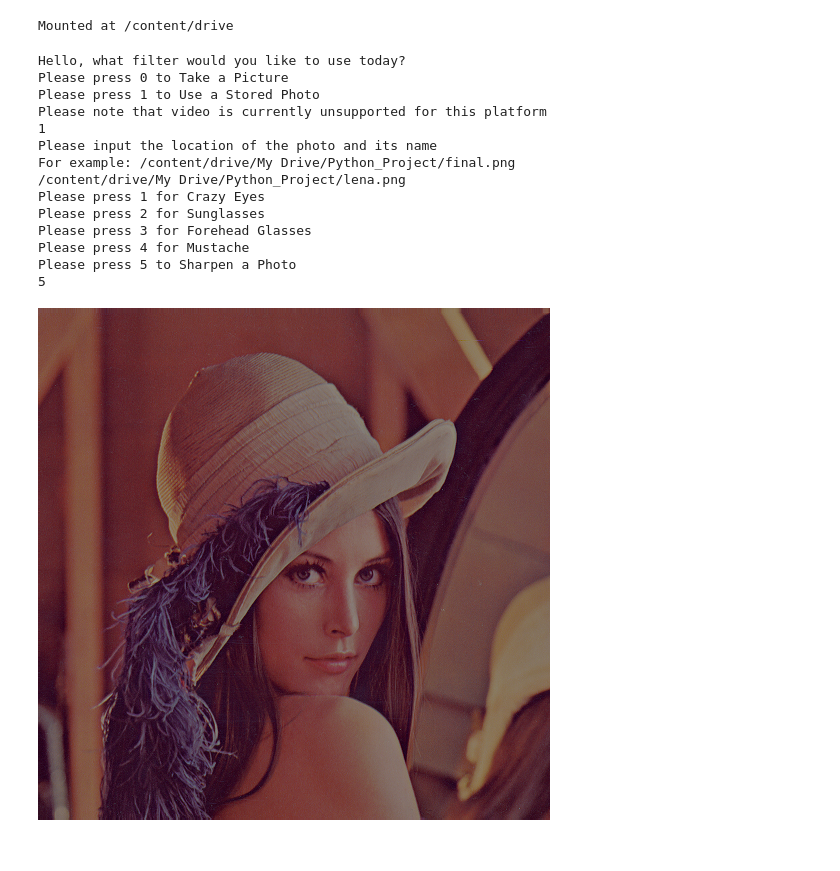
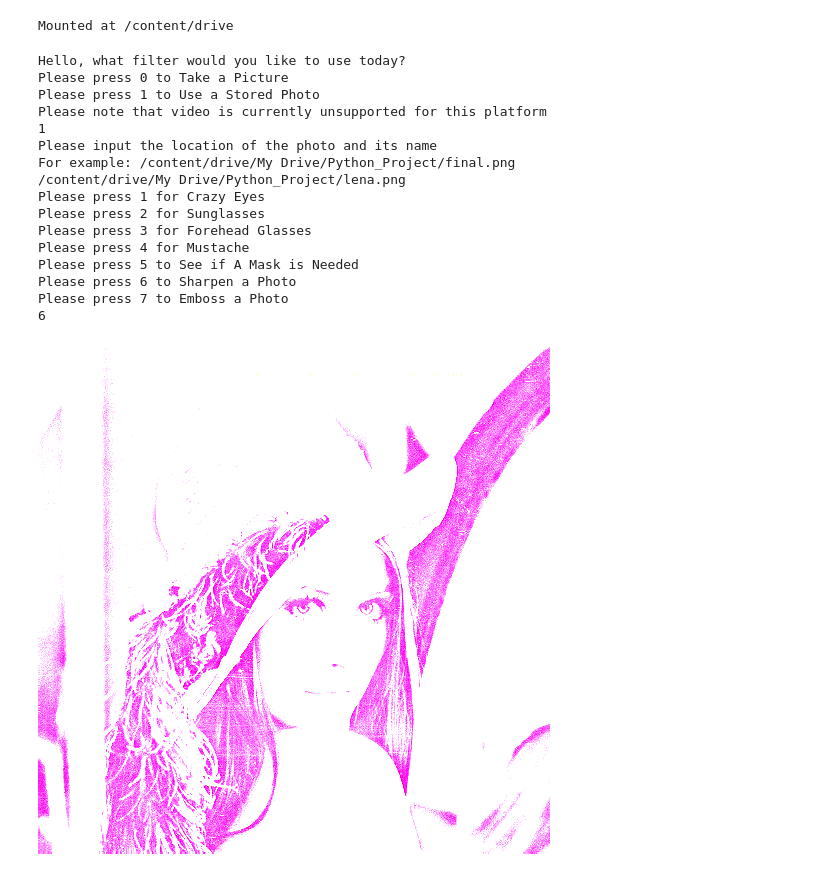
Before and after one commit to BrockChecchia/Roboproject, a Jupyter notebook: Python_Project/Python_Project/TestPrime.ipynb, the cells around one changed output. Cells and saved outputs as stored; diff of their text form; code cells hidden in the pictures.

```diff
--- a/Python_Project/Python_Project/TestPrime.ipynb
+++ b/Python_Project/Python_Project/TestPrime.ipynb
@@ -16,7 +16,7 @@ from base64 import b64decode
 
 face_cascade = cv2.CascadeClassifier(cv2.data.haarcascades + 'haarcascade_frontalface_default.xml')
 eye_cascade = cv2.CascadeClassifier(cv2.data.haarcascades + 'haarcascade_eye_tree_eyeglasses.xml')
-
+mouth_cascade = cv2.CascadeClassifier(cv2.data.haarcascades + 'haarcascade_smile.xml')
 
 #~~~~~~~~~~~~~~~~~~~~~~~~Crazy Eyes~~~~~~~~~~~~~~~~~~~~~~~~~~~
 def Crazy_Eyes():
@@ -151,20 +151,41 @@ def Mustache():
   cv2_imshow(img)
 
 
-def multi():
+def Mask():
+  img = cv2.imread("/content/drive/My Drive/Python_Project/photo.png")
+  img = cv2.resize(img, (0, 0), None, 1, 1)
+  imgGray = cv2.cvtColor(img, cv2.COLOR_BGR2GRAY)
+
+
+  face = face_cascade.detectMultiScale(imgGray,1.1,4)
+  eyes = eye_cascade.detectMultiScale(imgGray,1.1,4)
+  mouth = mouth_cascade.detectMultiScale(imgGray,1.7, 11)
+
+  if len(eyes) > 0:
+    if len(face) == 0:
+      print("You do have a mask on")
+    else:
+      ("You do not have a mask on")
+
+
+
+def Sharpen():
   img = cv2.imread("/content/drive/My Drive/Python_Project/photo.png")
   img = cv2.resize(img, (0, 0), None, 1, 1)
   back_im = img.copy()
-
-  sharpenKernel = np.array(([[0, -1, 0], [-1, 9, -1], [0, -1, 0]]), np.float32)/9
-
-
-
+  sharpenKernel = np.array([[0, -1, 0], [-1, 9, -1], [0, -1, 0]])
   sharpen = cv2.filter2D(src=img, kernel=sharpenKernel, ddepth=-1)
-
-  horizontalStack = np.concatenate((img,sharpen), axis=1)
   cv2.imwrite('/content/drive/My Drive/Python_Project/final.png',sharpen)
   cv2_imshow(sharpen)
+
+def Emboss():
+  img = cv2.imread("/content/drive/My Drive/Python_Project/photo.png")
+  img = cv2.resize(img, (0, 0), None, 1, 1)
+  embossKernel = np.array([[0,-1,-1],[1,0,-1],[1,1,0]])
+  emboss = cv2.filter2D(src=img, kernel=embossKernel, ddepth=-1)
+  cv2.imwrite('/content/drive/My Drive/Python_Project/final.png',emboss)
+  cv2_imshow(emboss)
+
 
 
 
@@ -241,7 +262,10 @@ print("Please press 1 for Crazy Eyes")
 print("Please press 2 for Sunglasses")
 print("Please press 3 for Forehead Glasses")
 print("Please press 4 for Mustache")
-print("Please press 5 to Sharpen a Photo")
+print("Please press 5 to See if A Mask is Needed")
+print("Please press 6 to Sharpen a Photo")
+print("Please press 7 to Emboss a Photo")
+
 
 
 
@@ -249,34 +273,43 @@ scooby = input()
 
 if scooby == '1':
   print("Excellent Choice")
   Crazy_Eyes()
 
 if scooby == '2':
   print("Excellent Choice")
   Glasses_Eyes()
 
 if scooby == '3':
   print("Excellent Choice")
   Glasses_Forehead()
 
 if scooby == '4':
   print("Excellent Choice")
   Mustache()
+
 if scooby == '5':
-  multi()
+  Mask()
+
+if scooby == '6':
+  Sharpen()
+
+if scooby == '7':
+  Emboss()
 # %% [output]
 Hello, what filter would you like to use today?
 Please press 0 to Take a Picture
 Please press 1 to Use a Stored Photo
 Please note that video is currently unsupported for this platform
 1
 Please input the location of the photo and its name
 For example: /content/drive/My Drive/Python_Project/final.png
 /content/drive/My Drive/Python_Project/lena.png
 Please press 1 for Crazy Eyes
 Please press 2 for Sunglasses
 Please press 3 for Forehead Glasses
 Please press 4 for Mustache
-Please press 5 to Sharpen a Photo
-5
+Please press 5 to See if A Mask is Needed
+Please press 6 to Sharpen a Photo
+Please press 7 to Emboss a Photo
+6
-[figure, old version]
+[figure, new version]
```
Also changed, not shown: 1 other file.
